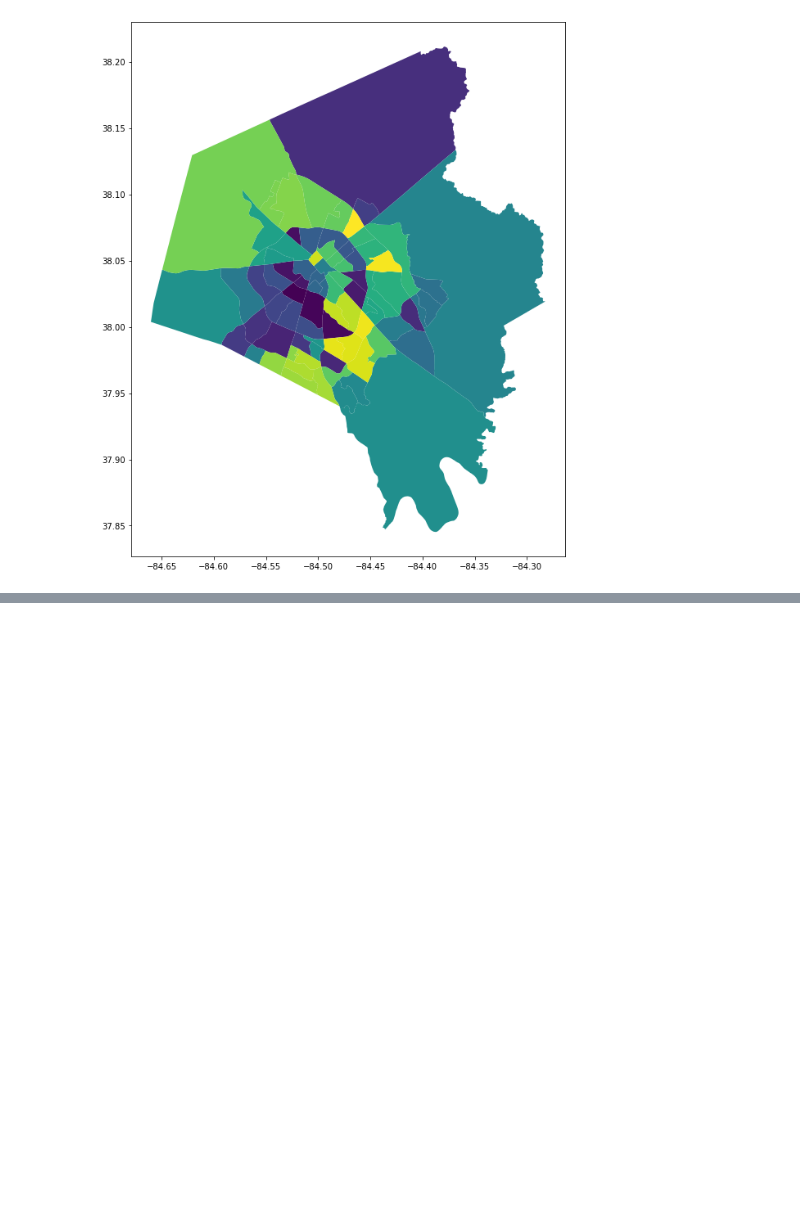
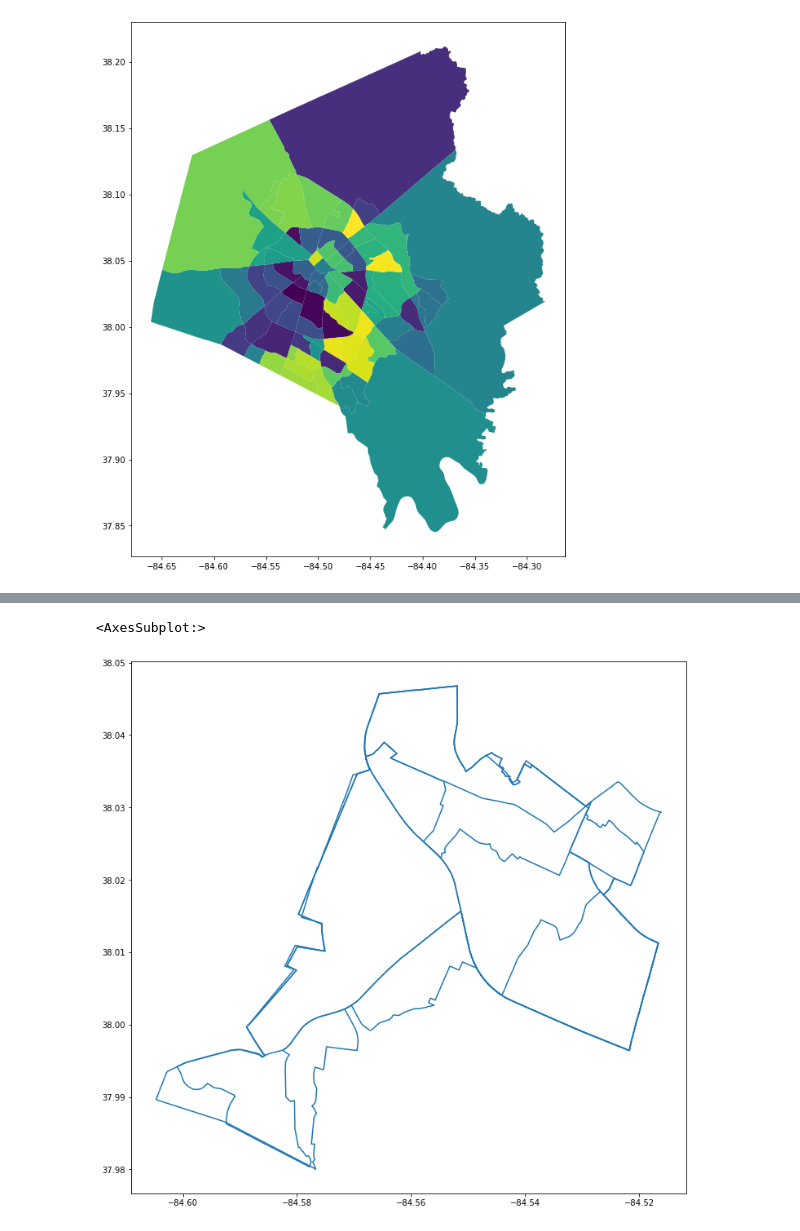
Before and after one commit to RealCaddish/lexington_districts, a Jupyter notebook: lexDistricts.ipynb, the cells around one changed output, grey strips where cells are left out. Cells and saved outputs as stored; diff of their text form; code cells hidden in the pictures; blank space fills up the shorter version.

```diff
--- a/lexDistricts.ipynb
+++ b/lexDistricts.ipynb
@@ -502,0 +507,3 @@ census_tract_2010.plot(column='OBJECTID')
+# %%
+# Assign District 10 to field value
+district10 = district_merge3[district_merge3['DISTRICT'] == 10]
@@ -502,0 +519,5 @@ census_tract_2010.plot(column='OBJECTID')
+# %%
+district10.boundary.plot()
+# %% [output]
+<AxesSubplot:>
+[figure, added]
```
Also changed, not shown: parts of 5 cells of this notebook, 3 other files.
